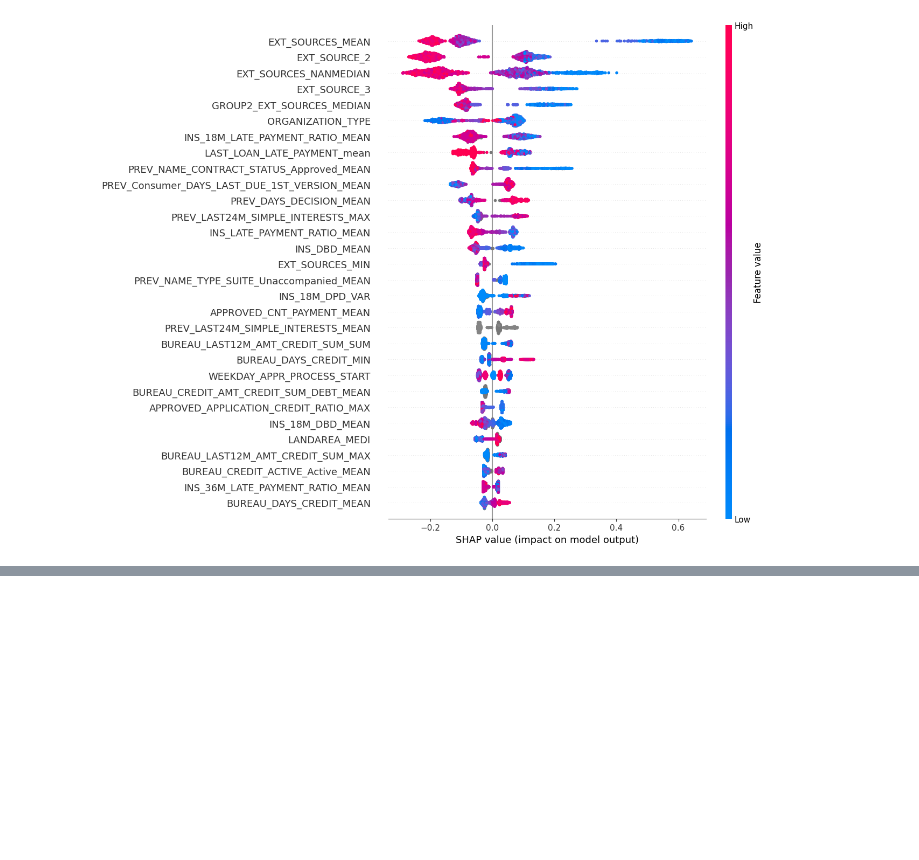
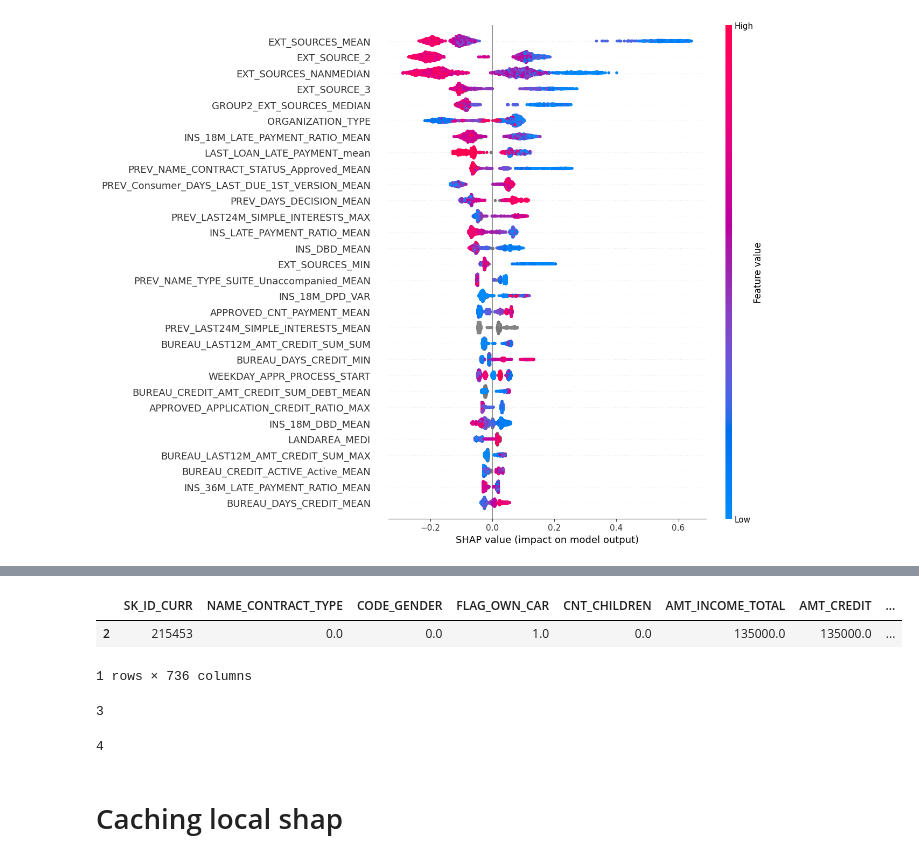
Before and after one commit to JulienfLeBoucher/OC_MLOps_credit_scoring, a Jupyter notebook: api/api_dev.ipynb, the cells around one changed output, grey strips where cells are left out. Drawn from its saved outputs; the diff is of its cells as text; code cells hidden in the pictures; blank space fills up the shorter version.

```diff
--- a/api/api_dev.ipynb
+++ b/api/api_dev.ipynb
@@ -602,0 +640,7 @@ invalid value encountered in subtract
+# %%
+customer_id = 215453
+features.reset_index().query('SK_ID_CURR == @customer_id')
+# %% [output]
+|  | SK_ID_CURR | NAME_CONTRACT_TYPE | CODE_GENDER | FLAG_OWN_CAR | CNT_CHILDREN | AMT_INCOME_TOTAL | AMT_CREDIT | ... |
+| 2 | 215453 | 0.0 | 0.0 | 1.0 | 0.0 | 135000.0 | 135000.0 | ... |
+1 rows × 736 columns
@@ -602,0 +656,10 @@ invalid value encountered in subtract
+# %%
+get_index(295077, features)
+# %% [output]
+3
+# %%
+get_index(197357, features)
+# %% [output]
+4
+# %% [markdown]
+# Caching local shap
```
Also changed, not shown: parts of 14 cells of this notebook, 4 other files.
